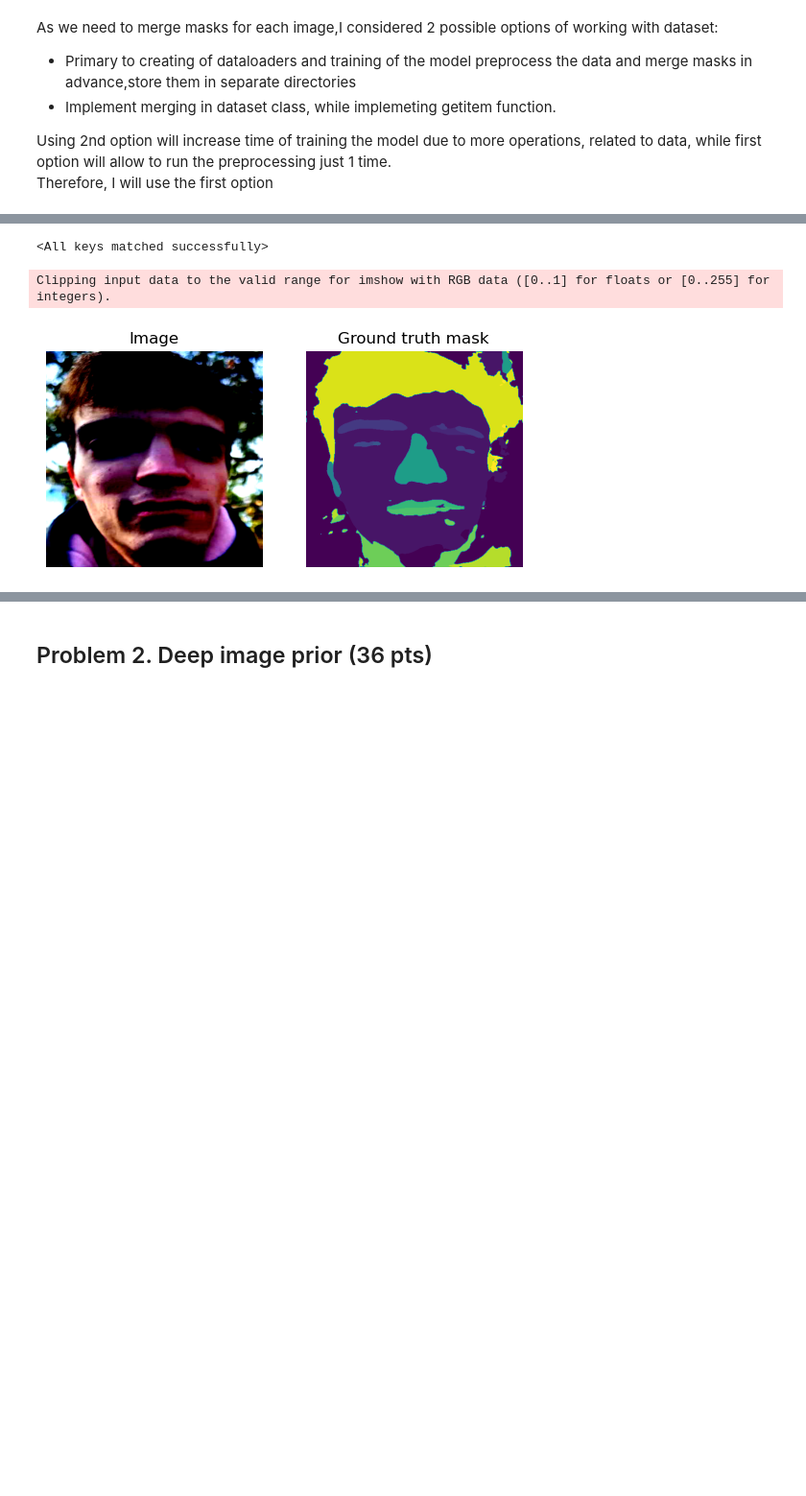
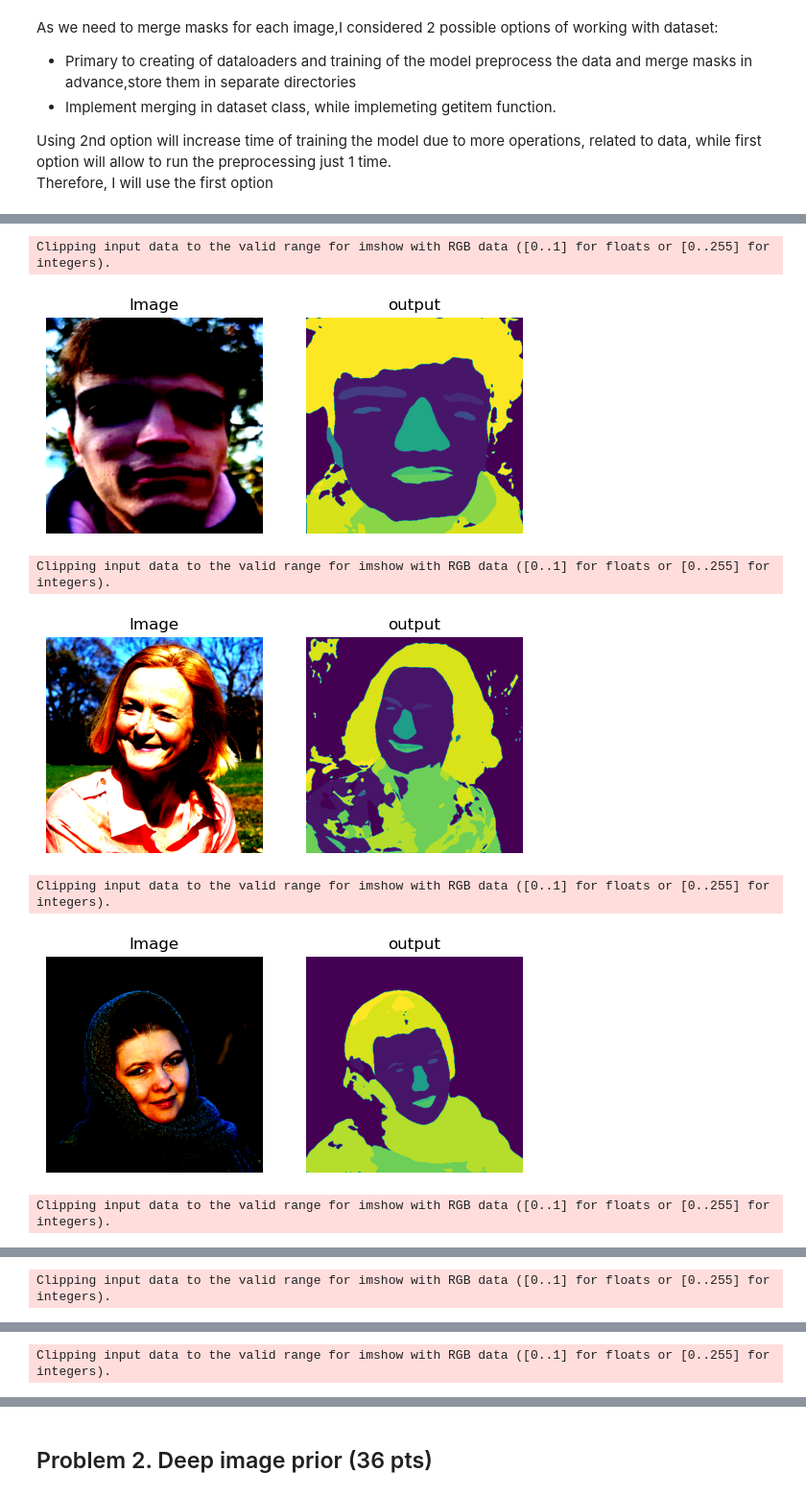
Before and after one commit to LoneWayfarer/DL_course, a Jupyter notebook: HW2/hw2.ipynb, the cells around one changed output, grey strips where cells are left out. Shown at 96% size. Saved outputs shown, nothing was run; the diff lists cells and outputs as text; code cells hidden in the pictures; blank space fills up the shorter version.

Commit message:
Problem 1 Done

```diff
--- a/HW2/hw2.ipynb
+++ b/HW2/hw2.ipynb
@@ -467,6 +554,9 @@ custom_photos_path = './custom/'
 custom_dataset = Face_from_file(custom_photos_path,transform=transform)
 custom_loader = DataLoader(custom_dataset,batch_size=1)
 # %%
-file = open('./avg_val_iou_0_58.pt','rb')
+model = seg_models.UnetPlusPlus('mobilenet_v2',decoder_attention_type='scse',classes=19)
+file = open('./problem1_epoch_checkpoints/epoch_20.pt','rb')
 state = torch.load(file)
 file.close()
+
+model.load_state_dict(state['model_state'])
@@ -473,17 +565,16 @@ file.close()
-# %%
-model = seg_models.UnetPlusPlus('mobilenet_v2',classes=19)
-model.load_state_dict(state_dict=state['model_state'])
-# %% [output]
-<All keys matched successfully>
 # %%
 model = model.to('cuda')
 model.eval()
 for image in custom_loader:
     image = image.to('cuda')
 
     out = model(image).argmax(dim=1).squeeze().cpu().numpy()
-    draw_mask_image(image.squeeze().permute(1,2,0).cpu().numpy(),out)
-    break
+    draw_mask_image(image.squeeze().permute(1,2,0).cpu().numpy(),res_mask=out)
 # %% [output]
 Clipping input data to the valid range for imshow with RGB data ([0..1] for floats or [0..255] for integers).
-[figure, old version]
+[figure, new version]
+Clipping input data to the valid range for imshow with RGB data ([0..1] for floats or [0..255] for integers).
+[figure, added]
+Clipping input data to the valid range for imshow with RGB data ([0..1] for floats or [0..255] for integers).
+[figure, added]
+Clipping input data to the valid range for imshow with RGB data ([0..1] for floats or [0..255] for integers).
@@ -489,0 +582 @@ Clipping input data to the valid range for imshow with RGB data ([0..1] for floa
+Clipping input data to the valid range for imshow with RGB data ([0..1] for floats or [0..255] for integers).
@@ -489,0 +584 @@ Clipping input data to the valid range for imshow with RGB data ([0..1] for floa
+Clipping input data to the valid range for imshow with RGB data ([0..1] for floats or [0..255] for integers).
```
Also changed, not shown: parts of 27 cells of this notebook.
